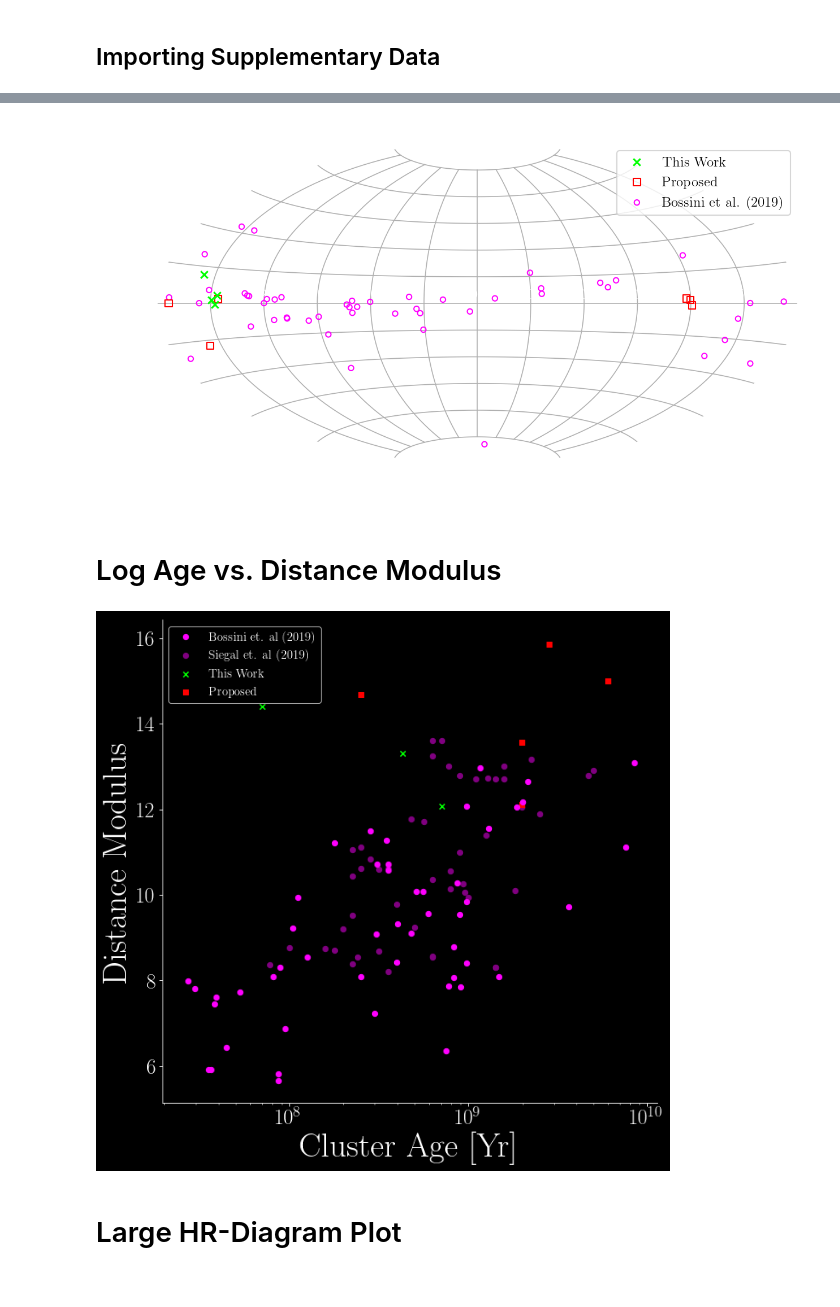
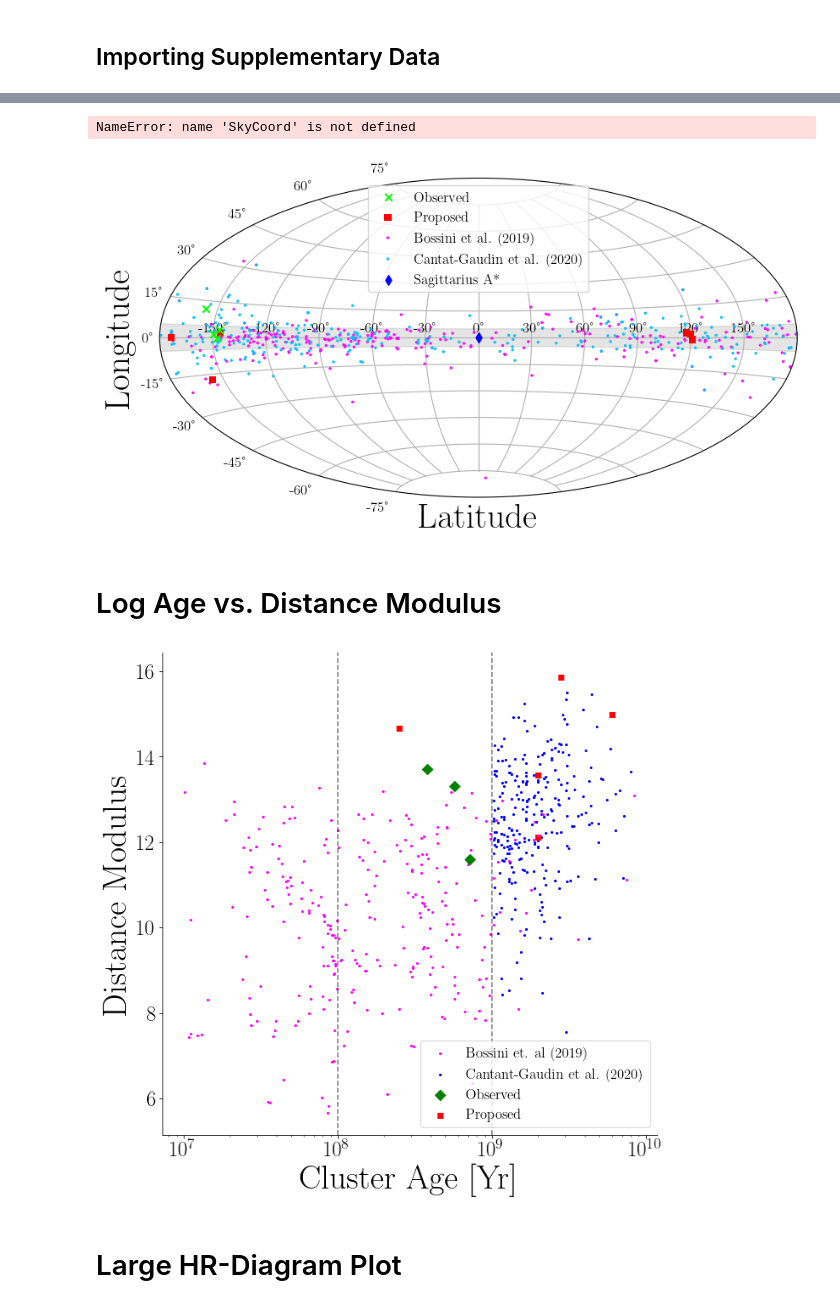
Before and after one commit to OwenJohnsons/Final_Year_Project, a Jupyter notebook: Code/final_plots.ipynb, the cells around one changed output, grey strips where cells are left out. Saved outputs shown, nothing was run; the diff lists cells and outputs as text; code cells hidden in the pictures.

```diff
--- a/Code/final_plots.ipynb
+++ b/Code/final_plots.ipynb
@@ -30,12 +35,6 @@ plt.rcParams['axes.labelsize'] = 30
 plt.rcParams['axes.spines.right'] = False
 plt.rcParams['axes.spines.top'] = False
 colour_arrays = ['red', 'blue', 'green', 'crimson', 'lime']
-# %%
-params = {"ytick.color" : "w",
-          "xtick.color" : "w",
-          "axes.labelcolor" : "w",
-          "axes.edgecolor" : "w"}
-plt.rcParams.update(params)
 # %% [markdown]
 ## Importing Supplementary Data
 # %%
@@ -61,0 +51,4 @@ print(kharchenko_et_al.keys())
+# %%
+catalog_list = Vizier.get_catalogs('J/A+A/640/A1')
+print(catalog_list.keys())
+print(len(catalog_list[0]))
@@ -61,0 +58,9 @@ print(kharchenko_et_al.keys())
+# %%
+cantant_gaudin_et_al = catalog_list[0]
+print(cantant_gaudin_et_al.keys())
+
+agemask = cantant_gaudin_et_al['AgeNN'] > 9
+
+cantant_age = 10**(cantant_gaudin_et_al['AgeNN'][agemask]); cantant_dist =  cantant_gaudin_et_al['DMNN'][agemask]
+cantant_Z = cantant_gaudin_et_al['Z'][agemask]
+print(len(cantant_age))
@@ -62,6 +109,9 @@ print(kharchenko_et_al.keys())
 # %%
 targets = pd.read_csv('supplementary_data/targetlist.csv')
 observed = targets.loc[[np.where(targets['Group'] == 1)][0]]
+
 proposed = targets.loc[[np.where(targets['Group'] == 2)][0]]
-proposed['DistanceMod']
+prop_dist = proposed['DistanceMod']; prop_age = 10**(proposed['Age']); prop_rgc = proposed['Rgc']
+
+print(observed.head())
 # %% [output]
@@ -75,51 +129,61 @@ Name: DistanceMod, dtype: float64
 # %%
 this_work = SkyCoord(targets['RAJ2000'][np.where(targets['Group'] == 1)[0]], targets['DEJ2000'][np.where(targets['Group'] == 1)[0]], frame='fk5', unit=(u.hourangle, u.deg))
+print(this_work)
 galtw = this_work.galactic
 
 proposed =  SkyCoord(targets['RAJ2000'][np.where(targets['Group'] == 2)[0]], targets['DEJ2000'][np.where(targets['Group'] == 2)[0]], frame='fk5', unit=(u.hourangle, u.deg))
 galprop = proposed.galactic
 
-bossini_locations = SkyCoord(bossini_et_al['RA_ICRS'], bossini_et_al['DE_ICRS'], unit=(u.hourangle, u.deg))
 bossini_locations = bossini_locations.galactic
+
+cantant_gaudin_locations = SkyCoord(cantant_gaudin_et_al['RA_ICRS'], cantant_gaudin_et_al['DE_ICRS'], unit=(u.hourangle, u.deg))[agemask]
+cantant_gaudin_locations = cantant_gaudin_locations.galactic
+
+print(len(cantant_gaudin_locations))
+# %% [output]
+NameError: name 'SkyCoord' is not defined
 # %%
 plt.rcParams.update({'font.size': 12})
-fig = plt.figure(figsize=(10,5), dpi = 150)
+fig = plt.figure(figsize=(10,5), dpi = 100)
 plt.subplot(111, projection='aitoff')
 
-plt.scatter(galtw.l.wrap_at('180d').radian, galtw.b.radian, marker = 'x', color = 'lime', label = 'This Work', zorder = 4)
-plt.scatter(galprop.l.wrap_at('180d').radian, galprop.b.radian, marker = 's', facecolor = 'None', edgecolor = 'red', label = 'Proposed', zorder = 3)
-plt.scatter(bossini_locations.l.wrap_at('180d').radian, bossini_locations.b.radian, marker = 'o', facecolor = 'None', edgecolor = 'fuchsia', label = 'Bossini et al. (2019)', zorder = 2, s = 20)
+plt.scatter(galtw.l.wrap_at('180d').radian, galtw.b.radian, marker = 'x', color = 'lime', label = 'Observed', zorder = 5)
+plt.scatter(galprop.l.wrap_at('180d').radian, galprop.b.radian, marker = 's', facecolor = 'red', edgecolor = 'None', label = 'Proposed', zorder = 4)
+plt.scatter(bossini_locations.l.wrap_at('180d').radian, bossini_locations.b.radian, marker = 'o', facecolor = 'None', edgecolor = 'fuchsia', label = 'Bossini et al. (2019)', zorder = 2, s = 2)
+plt.scatter(cantant_gaudin_locations.l.wrap_at('180d').radian, cantant_gaudin_locations.b.radian, marker = 'o', facecolor = 'None', edgecolor = 'deepskyblue', label = 'Cantat-Gaudin et al. (2020)', zorder = 2, s = 2)
+plt.scatter(SgrA.l.wrap_at('180d').radian, SgrA.b.radian, marker = 'd', color = 'Blue', label = 'Sagittarius A*', zorder = 4)
 
-plt.axhspan(np.deg2rad(-5), np.deg2rad(5), alpha=0.2, color='white')
+plt.axhspan(np.deg2rad(-5), np.deg2rad(5), alpha=0.2, color='grey')
 plt.grid(True)
 plt.legend(loc = 'best', prop={'size': 12})
 plt.xlabel('Latitude'); plt.ylabel('Longitude')
-plt.savefig('plots/target_selection.png', transparent=True)
+plt.savefig('plots/target_selection.pdf', transparent=True)
 # %% [output]
-[figure, old version]
+[figure, new version]
 # %% [markdown]
 # Log Age vs. Distance Modulus
 # %%
 plt.rcParams.update({'font.size': 24})
 plt.figure(figsize = (10, 10), dpi = 75)
-# plt.scatter(proposed['Age'], proposed['DistanceMod'], facecolor = 'None', edgecolor = 'fuchsia', label = 'Lynga et al. (1987)', marker = 's')
 
-plt.scatter(bossini_age, bossini_dist, label = 'Bossini et. al (2019)', color = 'fuchsia',  zorder = 3)
-plt.errorbar(bossini_age, bossini_dist, xerr = bossini_age_e, ls = 'None', zorder = 0, color = 'black', label = '')
 
-plt.scatter(siegal_age, siegal_dist, label = 'Siegal et. al (2019)', color = 'purple')
+plt.scatter(bossini_age, bossini_dist, label = 'Bossini et. al (2019)', color = 'fuchsia',  zorder = 2, s = 4)
+plt.scatter(cantant_age, cantant_dist, label = 'Cantant-Gaudin et al. (2020)', color = 'blue', s = 4)
 
-plt.scatter(10**observed['Age'], observed['DistanceMod'], color = 'lime', marker = 'x', label = 'This Work')
-plt.scatter(10**proposed['Age'], proposed['DistanceMod'], color = 'red', marker = 's', label = 'Proposed')
-# plt.scatter(kharchenko_age, kharchenko_dist)
-plt.style.use('dark_background')
-plt.legend(loc = 'best', prop={'size': 14})
+plt.scatter(10**observed['Age'], observed['DistanceMod'], color = 'green', marker = 'D', label = 'Observed', zorder = 4, s = 70)
+plt.scatter(prop_age, prop_dist, color = 'red', marker = 's', label = 'Proposed')
+
+plt.axvline(10**9, linestyle = '--', zorder = 3, alpha = 0.5, color = 'k')
+plt.axvline(10**8, linestyle = '--', zorder = 3, alpha = 0.5, color = 'k')
+
+
+plt.legend(loc = 4, prop={'size': 16})
 plt.ylabel('Distance Modulus', fontsize = 38)
 plt.xscale("log")
 plt.xlabel('Cluster Age [Yr]', fontsize = 38)
-plt.savefig('plots/supplementary_data_plot.png', transparent = 'True')
+plt.savefig('plots/supplementary_data_plot.pdf')
 # %% [output]
-[figure, old version]
+[figure, new version]
 # %% [markdown]
 # Large HR-Diagram Plot
 # %%
```
Also changed, not shown: parts of 31 cells of this notebook, 28 other files.
